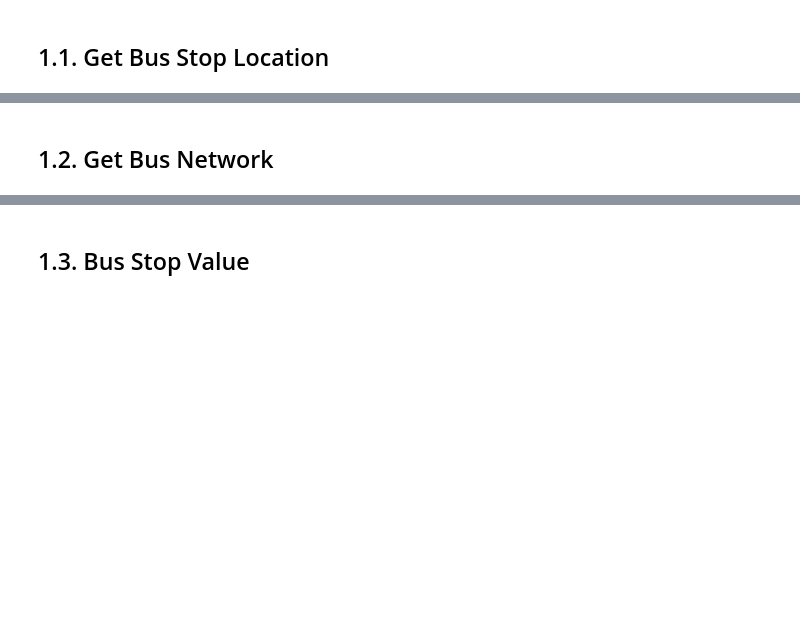
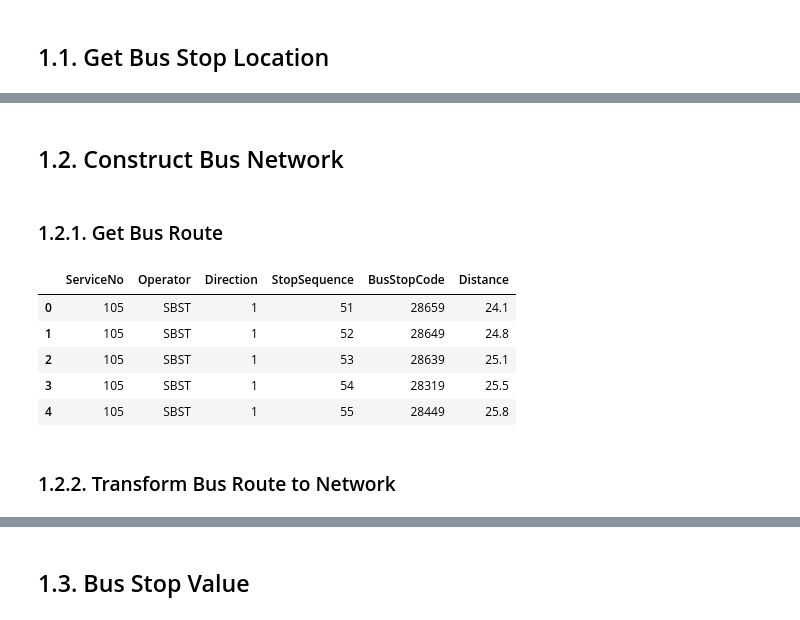
Before and after one commit to veager/GeoDatabase-SG, a Jupyter notebook: DataExplore.ipynb, the cells around one changed output, grey strips where cells are left out. Drawn from its saved outputs; the diff is of its cells as text; code cells hidden in the pictures; blank space fills up the shorter version.

```diff
--- a/DataExplore.ipynb
+++ b/DataExplore.ipynb
@@ -96,3 +152,27 @@ ax1 = bus_stop_loc.plot(markersize=1, ax=ax1)
+# %% [markdown]
+## 1.2. Construct Bus Network
 # %% [markdown]
-## 1.2. Get Bus Network
+### 1.2.1. Get Bus Route
+# %%
+# get bus route list csv file
+path = os.path.join(ROOT_PATH, 'Public-Trainsit-Bus', 'Route',
+    'Bus Route (from datamall API)',
+    'bus_routes_2021-12-21',
+    'bus_routes_2021-12-21.csv'
+)
+
+bus_route = gbn.ReadBusRouteCsv(path)
+display(bus_route.head(5))
+
+# bus_route1 = bus_route.merge(right=bus_stop, on='BusStopCode', how='inner')
+# display(bus_route1.shape, bus_route1.head(5))
+# %% [output]
+|  | ServiceNo | Operator | Direction | StopSequence | BusStopCode | Distance |
+| 0 | 105 | SBST | 1 | 51 | 28659 | 24.1 |
+| 1 | 105 | SBST | 1 | 52 | 28649 | 24.8 |
+| 2 | 105 | SBST | 1 | 53 | 28639 | 25.1 |
+| 3 | 105 | SBST | 1 | 54 | 28319 | 25.5 |
+| 4 | 105 | SBST | 1 | 55 | 28449 | 25.8 |
+# %% [markdown]
+### 1.2.2. Transform Bus Route to Network
 # %%
```
Also changed, not shown: parts of 14 cells of this notebook, 2 other files.
